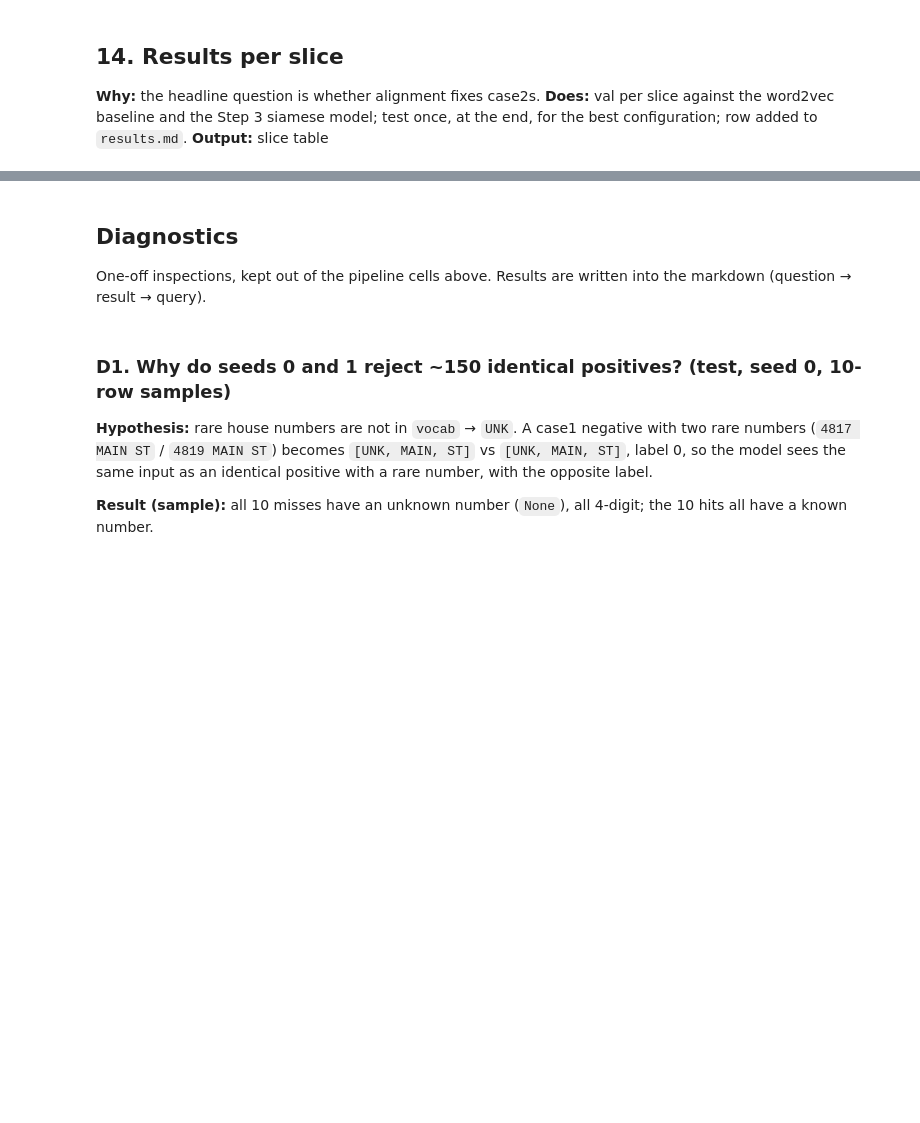
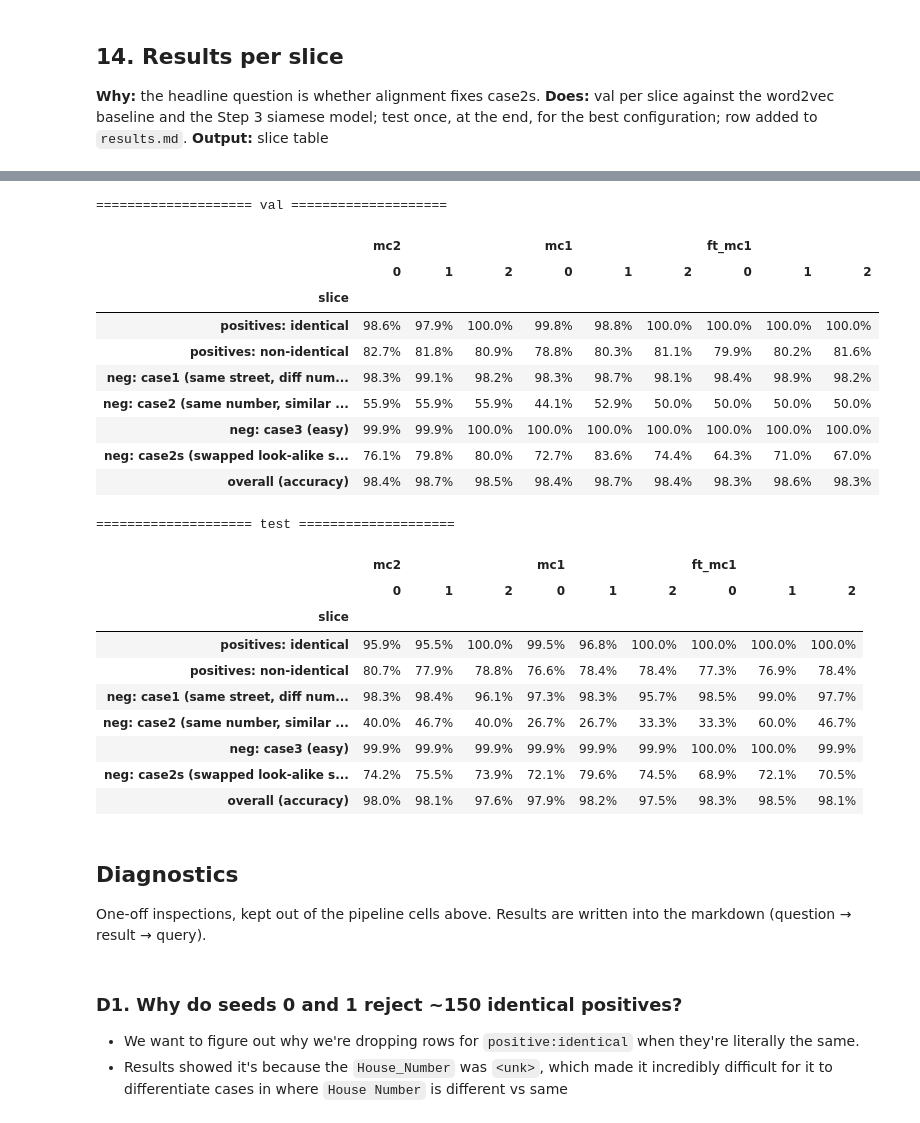
Before and after one commit to DZhang3210/ml-geocoding, a Jupyter notebook: geocoding_ml/esim/02_esim.ipynb, the cells around one changed output, grey strips where cells are left out. Drawn from its saved outputs; the diff is of its cells as text; code cells hidden in the pictures; blank space fills up the shorter version.

```diff
--- a/geocoding_ml/esim/02_esim.ipynb
+++ b/geocoding_ml/esim/02_esim.ipynb
@@ -282,13 +285,13 @@ assert M_a.requires_grad                                 # gradient history kept
 # %%
 # Composition BiLSTM
 
-class EncodeAttention(nn.Module):
+class Composition(nn.Module):
     def __init__(self):
         super().__init__()
-        self.linear = nn.Linear(4*2*EMB_DIM, EMB_DIM)
+        self.linear = nn.Linear(4*2*HIDDEN, HIDDEN)   # [a; ã; a−ã; a⊙ã] of 2*HIDDEN each -> HIDDEN
         self.relu = nn.ReLU()
         self.dropout = nn.Dropout(DROPOUT)
-        self.BiLSTM = BiLSTM(EMB_DIM, EMB_DIM)
+        self.BiLSTM = BiLSTM(HIDDEN, HIDDEN)
 
     def forward(self, vectors, lengths):
         linear_val = self.linear(vectors)
@@ -739,11 +637,49 @@ for name, split_df, labels in [("val", val, val_label), ("test", test, test_labe
+# %%
+# 14d: % correct per slice, one column per (setting, seed)  (set up by Claude 2026-11-05; fastText added 2026-11-06)
+SETTINGS = {"mc2": "checkpoints/esim_mc2", "mc1": "checkpoints/esim_mc1", "ft_mc1": "checkpoints/esim_ft_mc1"}
+
+def slice_table(split_df, labels, split):
+    cols = {}
+    for name, folder in SETTINGS.items():
+        for seed in [0, 1, 2]:
+            path = f"{folder}/preds_{split}_seed_{seed}.npy"
+            if os.path.exists(path):
+                cols[(name, seed)] = review_typical_slices(split_df, np.load(path), labels).set_index("slice")["% correct"]
+    return pd.DataFrame(cols)
+
+for name, split_df, labels in [("val", val, val_label), ("test", test, test_label)]:
+    print(f"{'='*20} {name} {'='*20}")
+    display(slice_table(split_df, labels, name))
+# %% [output]
+==================== val ====================
+|  | mc2 |  |  | mc1 |  |  | ft_mc1 |  |  |
+|  | 0 | 1 | 2 | 0 | 1 | 2 | 0 | 1 | 2 |
+| slice |  |  |  |  |  |  |  |  |  |
+| positives: identical | 98.6% | 97.9% | 100.0% | 99.8% | 98.8% | 100.0% | 100.0% | 100.0% | 100.0% |
+| positives: non-identical | 82.7% | 81.8% | 80.9% | 78.8% | 80.3% | 81.1% | 79.9% | 80.2% | 81.6% |
+| neg: case1 (same street, diff num... | 98.3% | 99.1% | 98.2% | 98.3% | 98.7% | 98.1% | 98.4% | 98.9% | 98.2% |
+| neg: case2 (same number, similar ... | 55.9% | 55.9% | 55.9% | 44.1% | 52.9% | 50.0% | 50.0% | 50.0% | 50.0% |
+| neg: case3 (easy) | 99.9% | 99.9% | 100.0% | 100.0% | 100.0% | 100.0% | 100.0% | 100.0% | 100.0% |
+| neg: case2s (swapped look-alike s... | 76.1% | 79.8% | 80.0% | 72.7% | 83.6% | 74.4% | 64.3% | 71.0% | 67.0% |
+| overall (accuracy) | 98.4% | 98.7% | 98.5% | 98.4% | 98.7% | 98.4% | 98.3% | 98.6% | 98.3% |
+==================== test ====================
+|  | mc2 |  |  | mc1 |  |  | ft_mc1 |  |  |
+|  | 0 | 1 | 2 | 0 | 1 | 2 | 0 | 1 | 2 |
+| slice |  |  |  |  |  |  |  |  |  |
+| positives: identical | 95.9% | 95.5% | 100.0% | 99.5% | 96.8% | 100.0% | 100.0% | 100.0% | 100.0% |
+| positives: non-identical | 80.7% | 77.9% | 78.8% | 76.6% | 78.4% | 78.4% | 77.3% | 76.9% | 78.4% |
+| neg: case1 (same street, diff num... | 98.3% | 98.4% | 96.1% | 97.3% | 98.3% | 95.7% | 98.5% | 99.0% | 97.7% |
+| neg: case2 (same number, similar ... | 40.0% | 46.7% | 40.0% | 26.7% | 26.7% | 33.3% | 33.3% | 60.0% | 46.7% |
+| neg: case3 (easy) | 99.9% | 99.9% | 99.9% | 99.9% | 99.9% | 99.9% | 100.0% | 100.0% | 99.9% |
+| neg: case2s (swapped look-alike s... | 74.2% | 75.5% | 73.9% | 72.1% | 79.6% | 74.5% | 68.9% | 72.1% | 70.5% |
+| overall (accuracy) | 98.0% | 98.1% | 97.6% | 97.9% | 98.2% | 97.5% | 98.3% | 98.5% | 98.1% |
 # %% [markdown]
 ## Diagnostics
 One-off inspections, kept out of the pipeline cells above. Results are written into the markdown (question → result → query).
 # %% [markdown]
-### D1. Why do seeds 0 and 1 reject ~150 identical positives? (test, seed 0, 10-row samples)
-**Hypothesis:** rare house numbers are not in `vocab` → `UNK`. A case1 negative with two rare numbers (`4817 MAIN ST` / `4819 MAIN ST`) becomes `[UNK, MAIN, ST]` vs `[UNK, MAIN, ST]`, label 0, so the model sees the same input as an identical positive with a rare number, with the opposite label.
-
-**Result (sample):** all 10 misses have an unknown number (`None`), all 4-digit; the 10 hits all have a known number.
+### D1. Why do seeds 0 and 1 reject ~150 identical positives?
+- We want to figure out why we're dropping rows for `positive:identical` when they're literally the same.
+- Results showed it's because the `House_Number` was `<unk>`, which made it incredibly difficult for it to differentiate cases in where `House Number` is different vs same
 # %%
 # Group = numbers that were UNK in the original run, fixed across settings so mc1 vs mc2 compare the same rows
 group_vocab = Word2Vec.load("checkpoints/word2vec_50_mc2.model").wv.key_to_index
```
Also changed, not shown: parts of 36 cells of this notebook, 13 other files.
